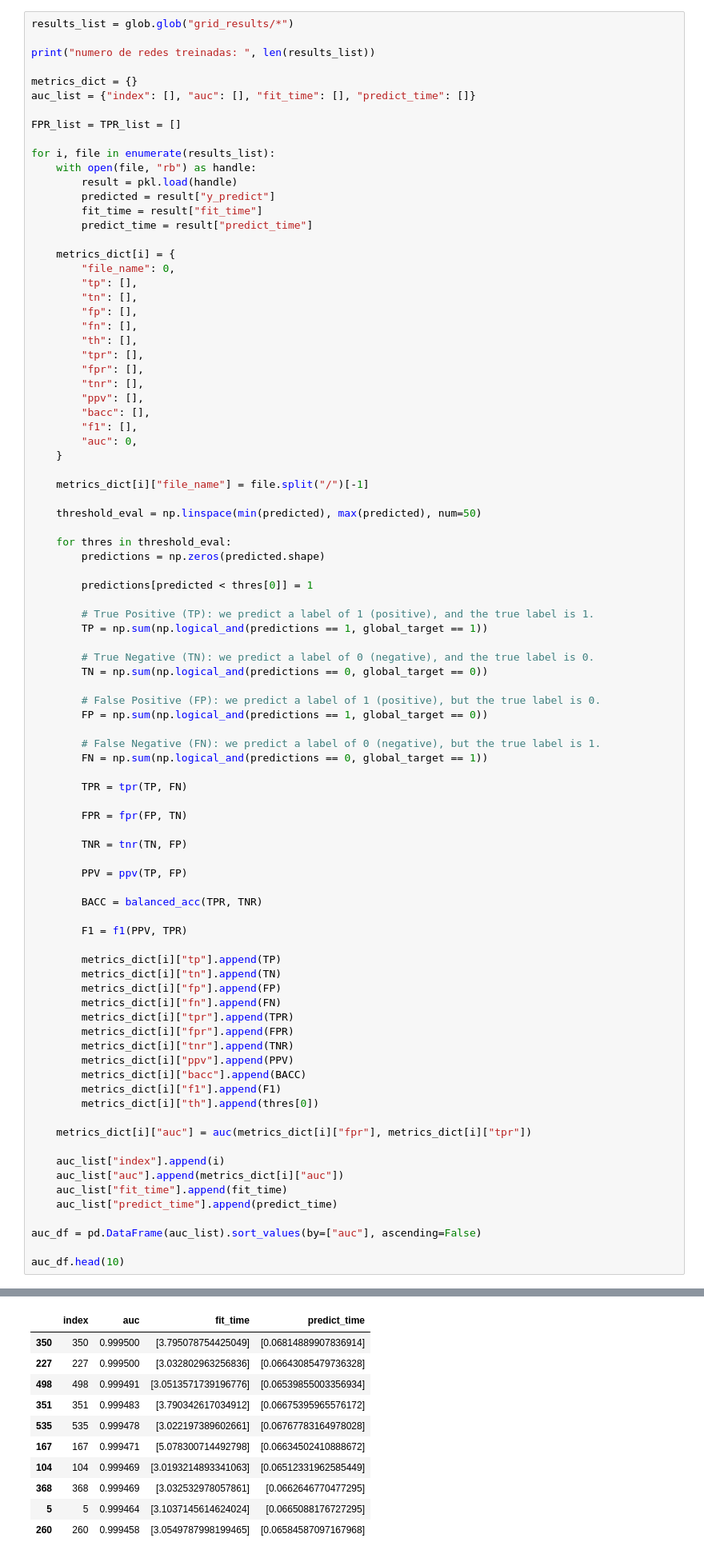
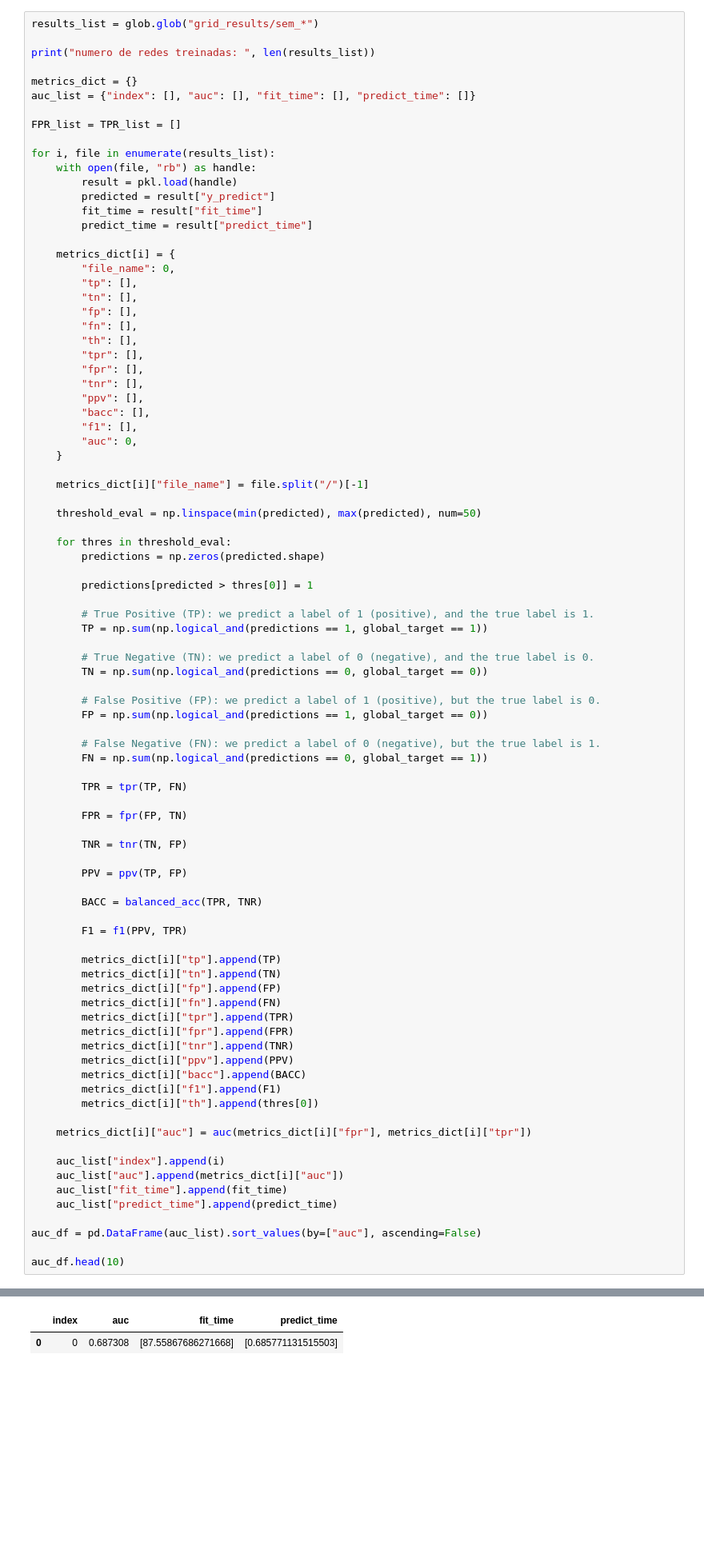
Before and after one commit to Esterci/SNT_table_study, a Jupyter notebook: machine_learning/result_analisys.ipynb, the cells around one changed output, grey strips where cells are left out. Shown at 80% size. Drawn from its saved outputs; the diff is of its cells as text; blank space fills up the shorter version.

```diff
--- a/machine_learning/result_analisys.ipynb
+++ b/machine_learning/result_analisys.ipynb
@@ -59,5 +59,5 @@ global_target.shape
 # %%
-results_list = glob.glob("grid_results/*")
+results_list = glob.glob("grid_results/sem_*")
 
 print("numero de redes treinadas: ", len(results_list))
 
@@ -96,7 +96,7 @@ for i, file in enumerate(results_list):
     for thres in threshold_eval:
         predictions = np.zeros(predicted.shape)
 
-        predictions[predicted < thres[0]] = 1
+        predictions[predicted > thres[0]] = 1
 
         # True Positive (TP): we predict a label of 1 (positive), and the true label is 1.
         TP = np.sum(np.logical_and(predictions == 1, global_target == 1))
@@ -149,14 +149,5 @@ numero de redes treinadas:  548
 |  | index | auc | fit_time | predict_time |
-| 350 | 350 | 0.999500 | [3.795078754425049] | [0.06814889907836914] |
-| 227 | 227 | 0.999500 | [3.032802963256836] | [0.06643085479736328] |
-| 498 | 498 | 0.999491 | [3.0513571739196776] | [0.06539855003356934] |
-| 351 | 351 | 0.999483 | [3.790342617034912] | [0.06675395965576172] |
-| 535 | 535 | 0.999478 | [3.022197389602661] | [0.06767783164978028] |
-| 167 | 167 | 0.999471 | [5.078300714492798] | [0.06634502410888672] |
-| 104 | 104 | 0.999469 | [3.0193214893341063] | [0.06512331962585449] |
-| 368 | 368 | 0.999469 | [3.032532978057861] | [0.0662646770477295] |
-| 5 | 5 | 0.999464 | [3.1037145614624024] | [0.0665088176727295] |
-| 260 | 260 | 0.999458 | [3.0549787998199465] | [0.06584587097167968] |
+| 0 | 0 | 0.687308 | [87.55867686271668] | [0.685771131515503] |
 # %%
 import matplotlib.image as mpimg
 
```
Also changed, not shown: parts of 5 cells of this notebook, 3 other files.
